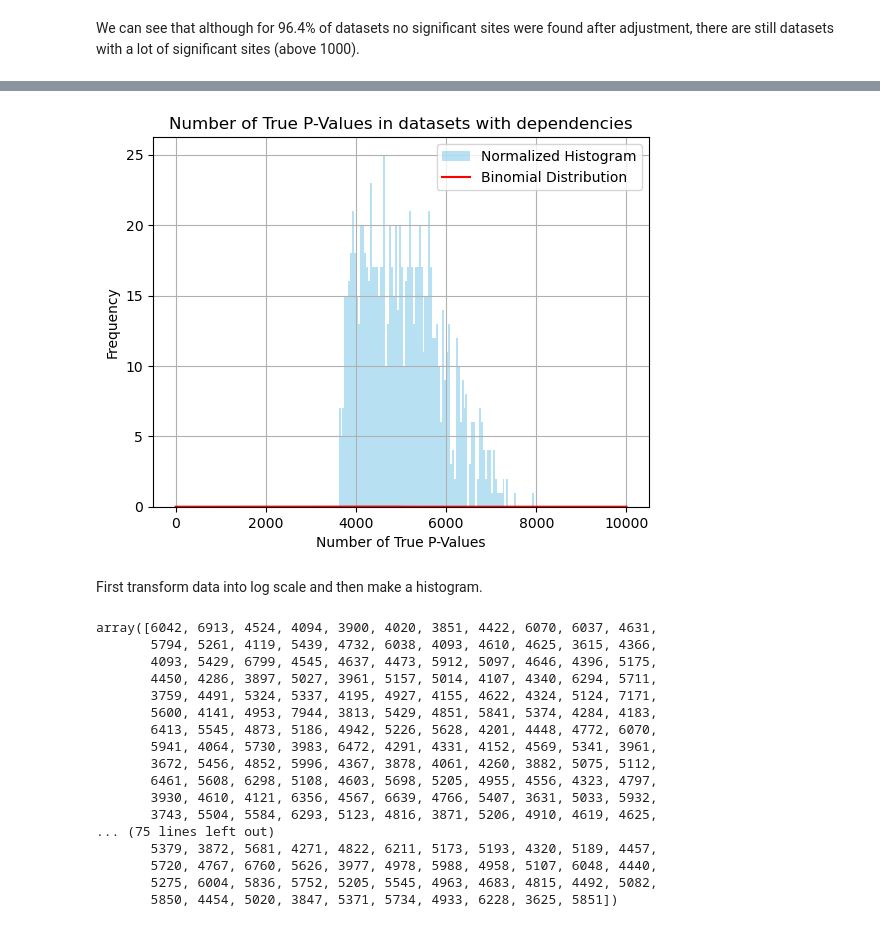
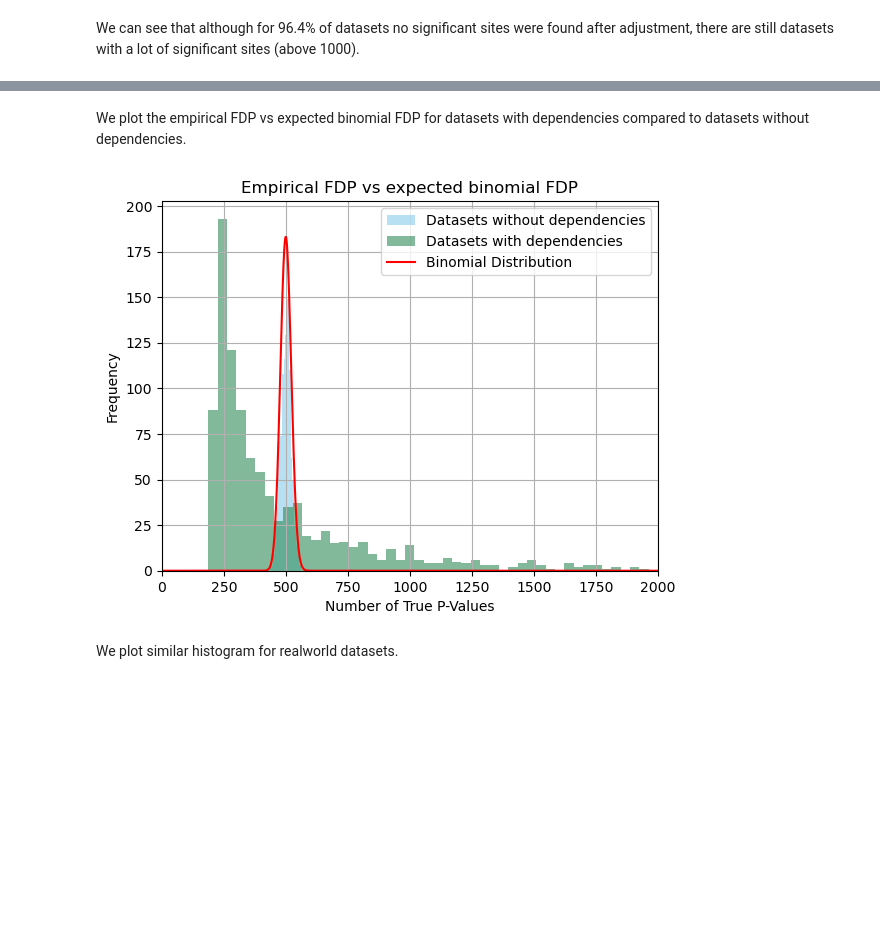
Before and after one commit to uio-bmi/fdr_under_dependencies, a Jupyter notebook: exlporatory_analyses/intuition_analyses.ipynb, the cells around one changed output, grey strips where cells are left out. Cells and saved outputs as stored; diff of their text form; code cells hidden in the pictures; blank space fills up the shorter version.

```diff
--- a/exlporatory_analyses/intuition_analyses.ipynb
+++ b/exlporatory_analyses/intuition_analyses.ipynb
@@ -430,4 +308,0 @@ array([ 187,  189,  191,  195,  197,  197,  197,  198,  200,  202,  203,
-# %%
-alpha = 0.5
-p_values_pool_binary = p_values_pool < alpha
-number_of_trues_p_values_pool_binary = np.sum(p_values_pool_binary, axis=0)
@@ -475,42 +309,25 @@ plt.hist(number_of_trues_p_values_pool_binary, color='skyblue', bins=100, alpha=
-# %%
-n = p_values_pool_binary.shape[0]
-p = 0.5
-
-plt.hist(number_of_trues_p_values_pool_binary, color='skyblue', bins=100, alpha=0.6, label='Normalized Histogram')
-
-x = np.arange(0, n+1)
-pmf = binom.pmf(x, n, p)
-plt.plot(x, pmf, color='red', label='Binomial Distribution')
-plt.xlabel('Number of True P-Values')
-plt.ylabel('Frequency')
-plt.title('Number of True P-Values in datasets with dependencies')
-plt.legend()
-plt.grid(True)
-#
-# plt.xlim(0, 2000)  #zoom in
-#
-# plt.show()
-# %% [output]
-[figure, removed]
-# %% [markdown]
-First transform data into log scale and then make a histogram.
-# %%
-number_of_trues_p_values_pool_binary
-# %% [output]
-array([6042, 6913, 4524, 4094, 3900, 4020, 3851, 4422, 6070, 6037, 4631,
-       5794, 5261, 4119, 5439, 4732, 6038, 4093, 4610, 4625, 3615, 4366,
-       4093, 5429, 6799, 4545, 4637, 4473, 5912, 5097, 4646, 4396, 5175,
-       4450, 4286, 3897, 5027, 3961, 5157, 5014, 4107, 4340, 6294, 5711,
-       3759, 4491, 5324, 5337, 4195, 4927, 4155, 4622, 4324, 5124, 7171,
-       5600, 4141, 4953, 7944, 3813, 5429, 4851, 5841, 5374, 4284, 4183,
-       6413, 5545, 4873, 5186, 4942, 5226, 5628, 4201, 4448, 4772, 6070,
-       5941, 4064, 5730, 3983, 6472, 4291, 4331, 4152, 4569, 5341, 3961,
-       3672, 5456, 4852, 5996, 4367, 3878, 4061, 4260, 3882, 5075, 5112,
-       6461, 5608, 6298, 5108, 4603, 5698, 5205, 4955, 4556, 4323, 4797,
-       3930, 4610, 4121, 6356, 4567, 6639, 4766, 5407, 3631, 5033, 5932,
-       3743, 5504, 5584, 6293, 5123, 4816, 3871, 5206, 4910, 4619, 4625,
-... (75 lines left out)
-       5379, 3872, 5681, 4271, 4822, 6211, 5173, 5193, 4320, 5189, 4457,
-       5720, 4767, 6760, 5626, 3977, 4978, 5988, 4958, 5107, 6048, 4440,
-       5275, 6004, 5836, 5752, 5205, 5545, 4963, 4683, 4815, 4492, 5082,
-       5850, 4454, 5020, 3847, 5371, 5734, 4933, 6228, 3625, 5851])
+# %% [markdown]
+We plot the empirical FDP vs expected binomial FDP for datasets with dependencies compared to datasets without dependencies.
+# %%
+n = independent_p_values_pool_binary.shape[0]
+p = np.mean(number_of_trues_independent_p_values_pool_binary) / n
+
+plt.hist(number_of_trues_independent_p_values_pool_binary, color='skyblue', bins=20, alpha=0.6, label='Datasets without dependencies')
+plt.hist(number_of_trues_p_values_pool_binary, color='seagreen', bins=100, alpha=0.6, label='Datasets with dependencies')
+
+x = np.arange(0, n+1)
+pmf = binom.pmf(x, n, p)
+plt.plot(x, pmf*n, color='red', label='Binomial Distribution')
+plt.xlabel('Number of True P-Values')
+plt.ylabel('Frequency')
+plt.title('Empirical FDP vs expected binomial FDP')
+plt.legend()
+plt.grid(True)
+
+plt.xlim(0, 2000)  #zoom in
+
+plt.show()
+# %% [output]
+[figure, added]
+# %% [markdown]
+We plot similar histogram for realworld datasets.
```
Also changed, not shown: parts of 15 cells of this notebook, 4 other files.
